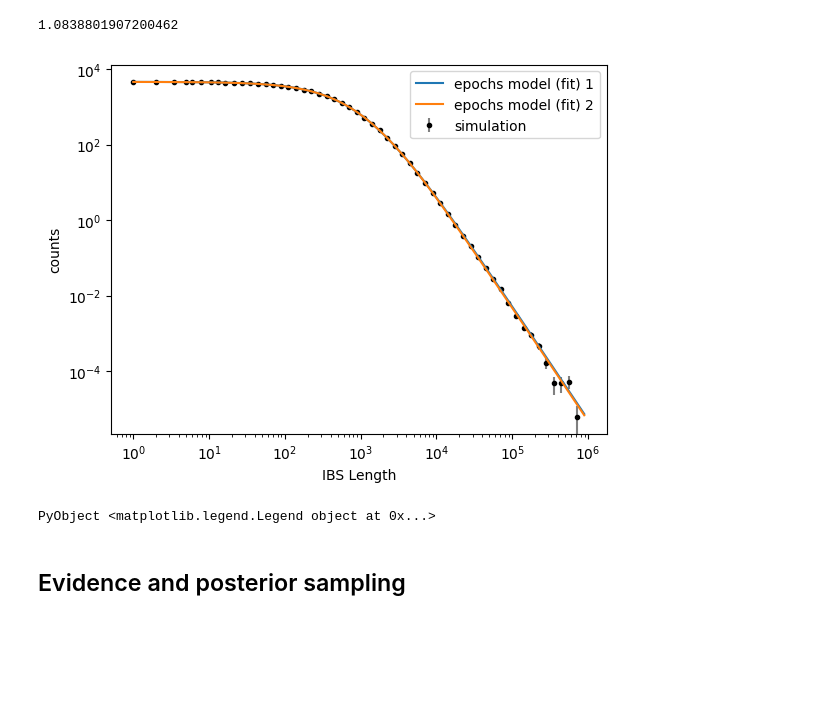
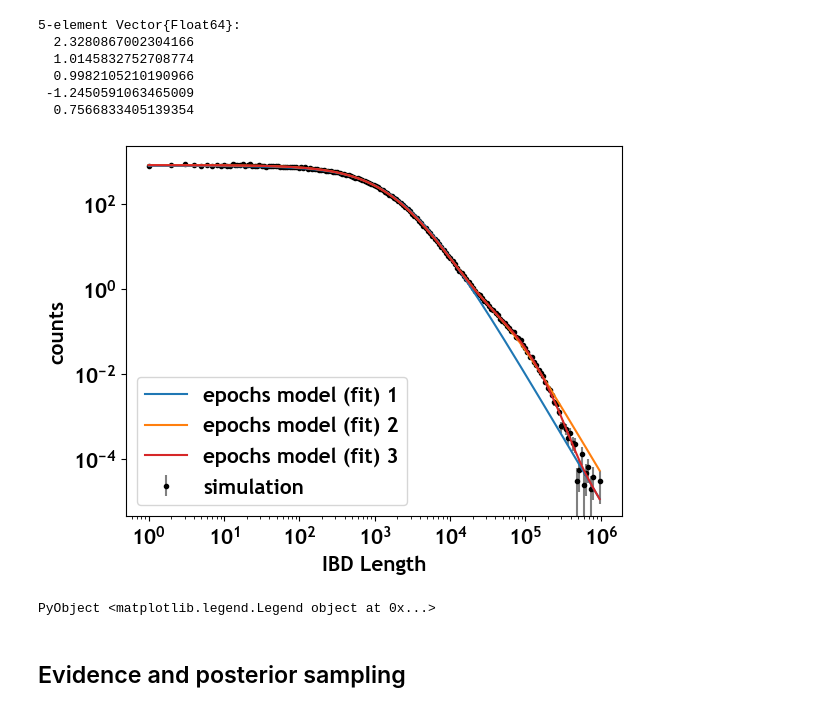
Before and after one commit to TommasoStentella/MSc-thesis-code, a Jupyter notebook: simulate.ipynb, the cells around one changed output. Cells and saved outputs as stored; diff of their text form; code cells hidden in the pictures; blank space fills up the shorter version.

```diff
--- a/simulate.ipynb
+++ b/simulate.ipynb
@@ -19,0 +20,8 @@ plot_demography (generic function with 1 method)
+# %%
+rcParams = PyPlot.PyDict(PyPlot.matplotlib."rcParams")
+rcParams["font.size"] = 15
+rcParams["font.serif"] = "Palatino"
+rcParams["font.sans-serif"] = "Trebuchet MS"
+rcParams["font.weight"] = "bold"
+rcParams["axes.titleweight"] = "bold"
+rcParams["axes.labelweight"] = "bold"
@@ -52,27 +62,19 @@ h = HistogramBinnings.Histogram(LogEdgeVector(lo = 1, hi = 1_000_000, nbins = 20
 for i in ibd
     append!(h, i.lengths)
 end
-x, y = xy(h)
+xk, yk = xy(h)
 widths = h.edges[1][2:end] - h.edges[1][1:end-1]
-err = sqrt.(y .* widths) ./ widths
-errorbar(x,y,err,fmt="o",markersize=3,ecolor="grey",label="simulation")
-# plot(x,y, label="simulation", color="grey", zorder=2)
+errk = sqrt.(yk .* widths) ./ widths
+errorbar(xk,yk,errk,fmt="o",markersize=3,ecolor="grey",label="simulation")
 
-y_th = map(x) do r
+yk_th = map(xk) do r
     hid(TN, ρ, r) * length(ibd)
 end
-plot(x, y_th, color="orange",label="epochs model (ground truth)", zorder=3)
-
-# res = (y .- y_th) ./ err
-# scatter(x,res,label="residuals")
-
-# xlim(5e4,2e5)
-# ylim(5e-4,5e-2)
-# ylim(0,3)
+plot(xk, yk_th, color="orange",label="epochs model (ground truth)", zorder=3)
 
 xscale("log")
 yscale("log")
-xlabel("IBS Length")
+xlabel("IBD Length")
 ylabel("counts")
 legend()
 # %% [output]
@@ -177,25 +267,29 @@ PyObject <matplotlib.legend.Legend object at 0x...>
-# %%
-val = 1_000_000
-hid(fits[1].para,μ,val)/hid(fits[2].para,μ,val)
-# %% [output]
-1.0838801907200462
+# %%
+(fits[3].para[2:end] .- TN[2:end]) ./ Vector(fits[3].opt.stderrors)[2:end]
+# %% [output]
+5-element Vector{Float64}:
+  2.3280867002304166
+  1.0145832752708774
+  0.9982105210190966
+ -1.2450591063465009
+  0.7566833405139354
 # %%
-errorbar(x,y,err,fmt="o",markersize=3,color="black",ecolor="grey",label="simulation")
+errorbar(xk,yk,errk,fmt="o",markersize=3,color="black",ecolor="grey",label="simulation")
 
-for f in fits[1:2]
-    y_th = map(x) do r
-        hid(f.para, μ, r)
+for f in fits[1:3]
+    y_th = map(xk) do r
+        hid(f.para, ρ, r)
     end
     nepochs = Int(length(f.para)/2)
     c = "tab:" .* split("blue orange red purple olive brown cyan pink")[nepochs]
-    plot(x, y_th, color=c,label="epochs model (fit) $(f.nepochs)",zorder=2+nepochs,linewidth=1.5)
+    plot(xk, y_th, color=c,label="epochs model (fit) $(f.nepochs)",zorder=2+nepochs,linewidth=1.5)
 end
 
 xscale("log")
 yscale("log")
-xlabel("IBS Length")
+xlabel("IBD Length")
 ylabel("counts")
 legend()
 # %% [output]
-[figure, old version]
+[figure, new version]
 PyObject <matplotlib.legend.Legend object at 0x...>
```
Also changed, not shown: parts of 15 cells of this notebook, 5 other files.
